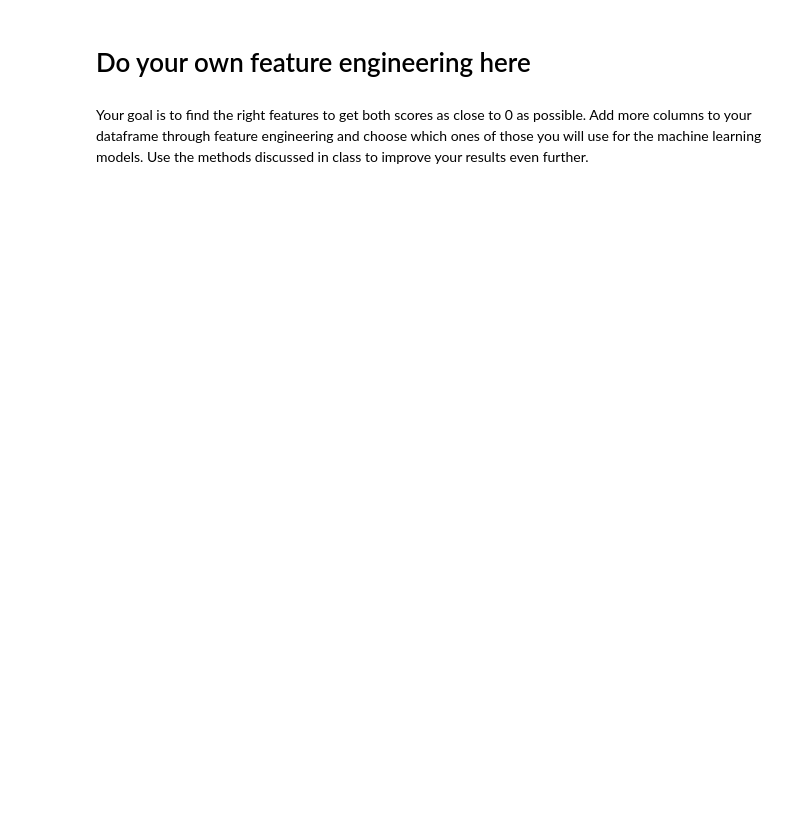
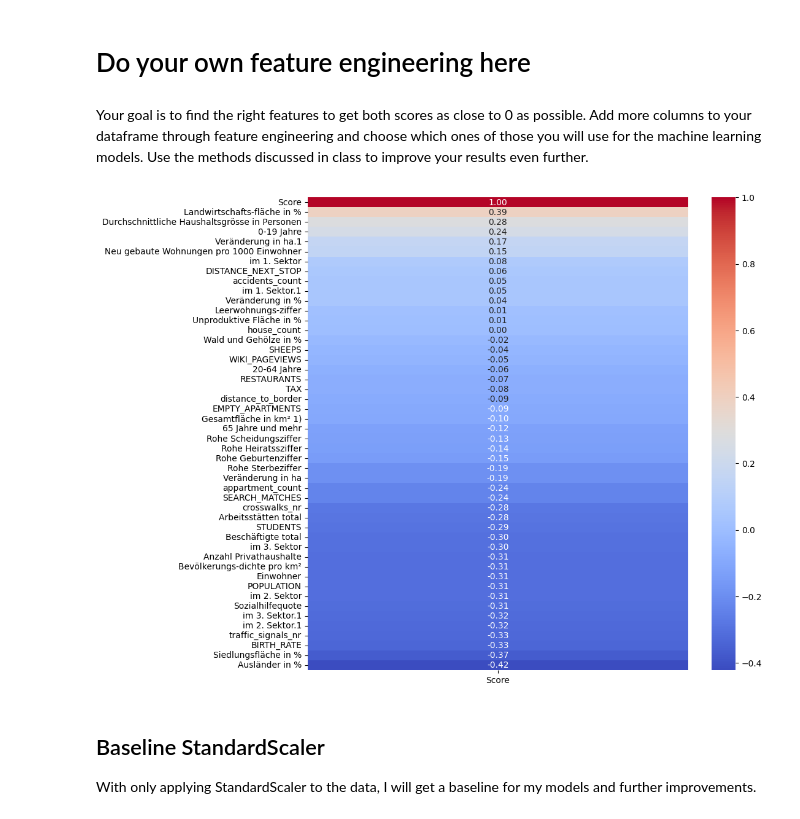
Before and after one commit to NoeB/fhnw_fs24_dawr, a Jupyter notebook: assignment2/assignment2_template.ipynb, the cells around one changed output. Saved outputs shown, nothing was run; the diff lists cells and outputs as text; code cells hidden in the pictures; blank space fills up the shorter version.

```diff
--- a/assignment2/assignment2_template.ipynb
+++ b/assignment2/assignment2_template.ipynb
@@ -146,0 +160,22 @@ Take the features you have loaded above and potentially extend it with the data
+# %%
+
+gemeindePortrait  = pd.read_excel( './data/provided/GemeindePortraits2021.xlsx', header=5)
+gemeindePortrait = gemeindePortrait.rename(columns={'Gemeindecode': 'BFS_NR'})
+geodata_df = pd.read_csv('./data/geofeatures.csv')
+# Rename bfs_id to BFS_NR
+geodata_df = geodata_df.rename(columns={'bfs_id': 'BFS_NR'})
+
+# Replace cells with value : 'X' or nan to 0
+geodata_df = geodata_df.replace(np.nan, 0)
+gemeindePortrait = gemeindePortrait.replace('X', 0)
+
+all_features_extended = df_baseline_all_features.copy().merge(gemeindePortrait, on='BFS_NR', how='left')
+all_features_extended = all_features_extended.merge(geodata_df, on='BFS_NR', how='left')
+
+# remove: Gemeindename, BFS_NR
+all_features_extended = all_features_extended.set_index(['Gemeindename', 'BFS_NR'])
+
+linear_extended, boost_extended = runScoringSimple(all_features_extended, 'Score')
+
+print(f'linear   : {format(linear_extended, ".2f")}')
+print(f'boosting : {boost_extended}')
@@ -152,0 +189,16 @@ Your goal is to find the right features to get both scores as close to 0 as poss
+# %%
+## Seaborn Correlation Matrix
+import seaborn as sns
+import matplotlib.pyplot as plt
+
+# Compute corrleatuion field to the column 'Score'
+corr = all_features_extended.corr()[['Score']].sort_values(by='Score', ascending=False)
+plt.figure(figsize=(10, 10))
+sns.heatmap(corr, annot=True, cmap='coolwarm', fmt=".2f")
+plt.show()
+# %% [output]
+[figure, added]
+# %% [markdown]
+## Baseline StandardScaler
+
+With only applying StandardScaler to the data, I will get a baseline for my models and further improvements.
```
Also changed, not shown: parts of 23 cells of this notebook, 5 other files.
